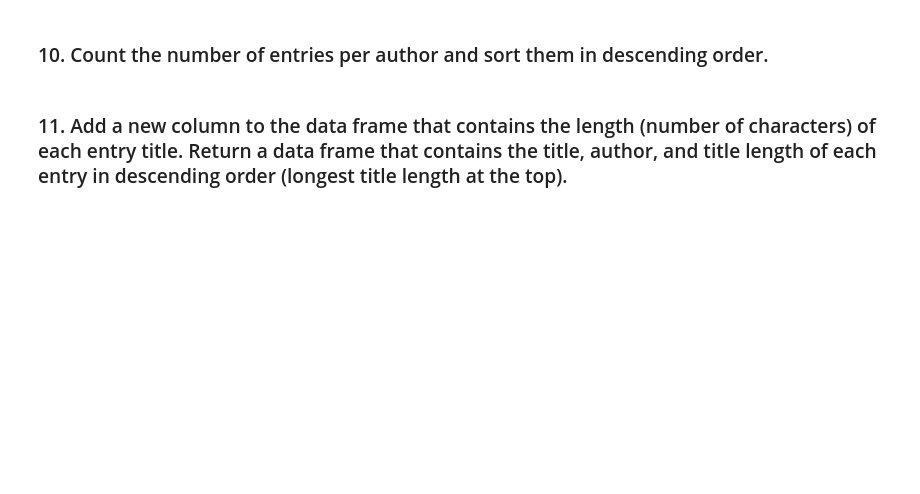
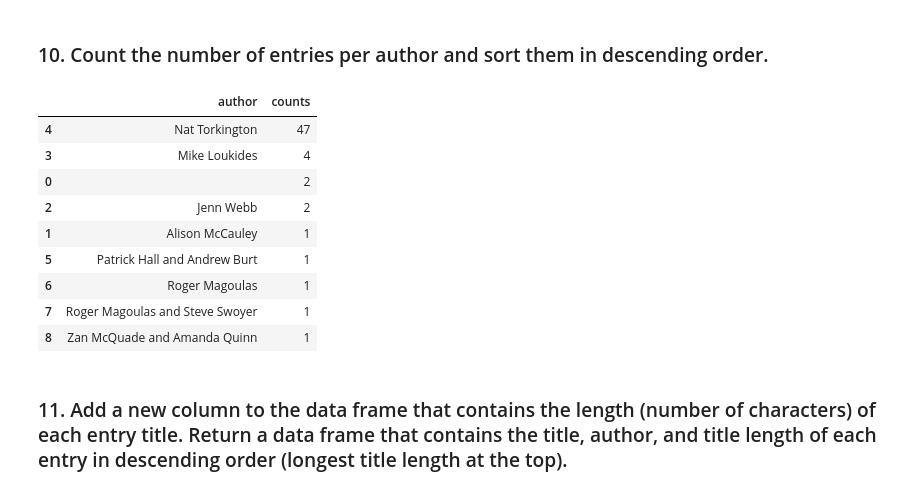
Before and after one commit to ta-datapt-bcn/lab-rss-feeds, a Jupyter notebook: your-code/main.ipynb, the cells around one changed output. Saved outputs shown, nothing was run; the diff lists cells and outputs as text; code cells hidden in the pictures; blank space fills up the shorter version.

```diff
--- a/your-code/main.ipynb
+++ b/your-code/main.ipynb
@@ -8,5 +8,7 @@ import feedparser
 ### 1. Use feedparser to parse the following RSS feed URL.
 # %%
 url = 'http://feeds.feedburner.com/oreilly/radar/atom'
+# %%
+rss_parser = feedparser.parse(url)
 # %% [markdown]
 ### 2. Obtain a list of components (keys) that are available for this feed.
@@ -28,3 +66,7 @@ url = 'http://feeds.feedburner.com/oreilly/radar/atom'
 ### 9. Create a Pandas data frame from the feed's entries.
 # %%
 import pandas as pd
+# %%
+columns = list(rss_parser.entries)
+df = pd.DataFrame(rss_parser.entries)
+df.head()
@@ -31,4 +80,17 @@ import pandas as pd
 # %% [markdown]
 ### 10. Count the number of entries per author and sort them in descending order.
+# %%
+df.groupby('author').size().reset_index(name='counts').sort_values(by='counts', ascending=False)
+# %% [output]
+|  | author | counts |
+| 4 | Nat Torkington | 47 |
+| 3 | Mike Loukides | 4 |
+| 0 |  | 2 |
+| 2 | Jenn Webb | 2 |
+| 1 | Alison McCauley | 1 |
+| 5 | Patrick Hall and Andrew Burt | 1 |
+| 6 | Roger Magoulas | 1 |
+| 7 | Roger Magoulas and Steve Swoyer | 1 |
+| 8 | Zan McQuade and Amanda Quinn | 1 |
 # %% [markdown]
 ### 11. Add a new column to the data frame that contains the length (number of characters) of each entry title. Return a data frame that contains the title, author, and title length of each entry in descending order (longest title length at the top).
```
Also changed, not shown: parts of 11 cells of this notebook.
